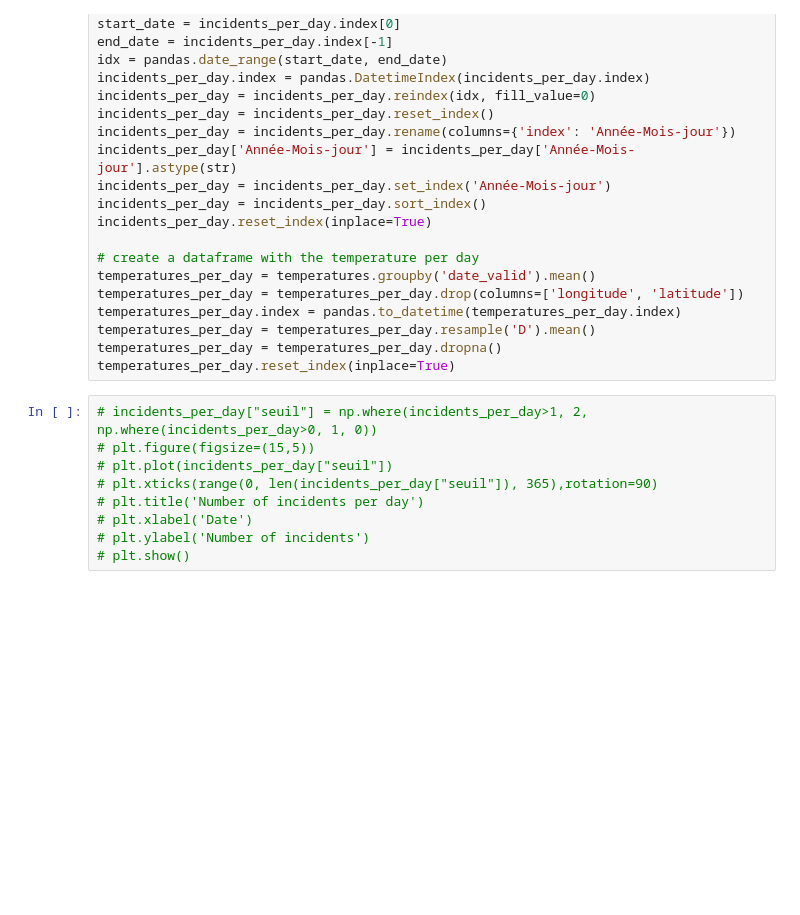
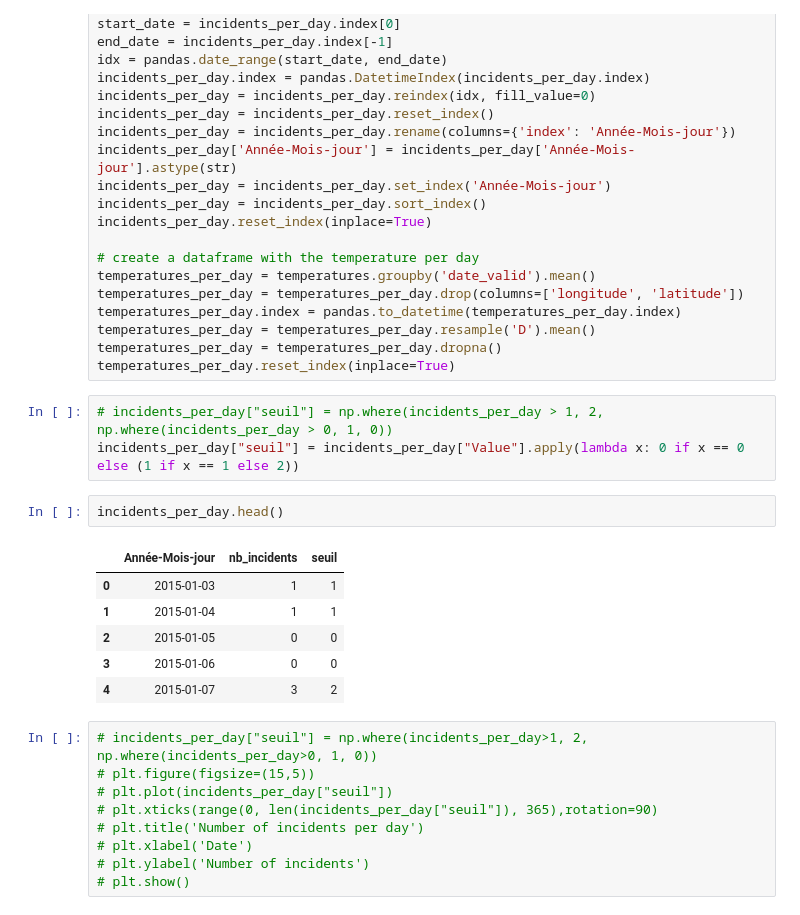
Before and after one commit to ffichet/aiForIndustryEnedis, a Jupyter notebook: show_data.ipynb, the cells around one changed output. Saved outputs shown, nothing was run; the diff lists cells and outputs as text; blank space fills up the shorter version.

```diff
--- a/show_data.ipynb
+++ b/show_data.ipynb
@@ -83,6 +106,18 @@ temperatures_per_day.index = pandas.to_datetime(temperatures_per_day.index)
 temperatures_per_day = temperatures_per_day.resample('D').mean()
 temperatures_per_day = temperatures_per_day.dropna()
 temperatures_per_day.reset_index(inplace=True)
+# %%
+# incidents_per_day["seuil"] = np.where(incidents_per_day > 1, 2, np.where(incidents_per_day > 0, 1, 0))
+incidents_per_day["seuil"] = incidents_per_day["Value"].apply(lambda x: 0 if x == 0 else (1 if x == 1 else 2))
+# %%
+incidents_per_day.head()
+# %% [output]
+|  | Année-Mois-jour | nb_incidents | seuil |
+| 0 | 2015-01-03 | 1 | 1 |
+| 1 | 2015-01-04 | 1 | 1 |
+| 2 | 2015-01-05 | 0 | 0 |
+| 3 | 2015-01-06 | 0 | 0 |
+| 4 | 2015-01-07 | 3 | 2 |
 # %%
 # incidents_per_day["seuil"] = np.where(incidents_per_day>1, 2, np.where(incidents_per_day>0, 1, 0))
 # plt.figure(figsize=(15,5))
```
Also changed, not shown: parts of 6 cells of this notebook, 1 other file.
